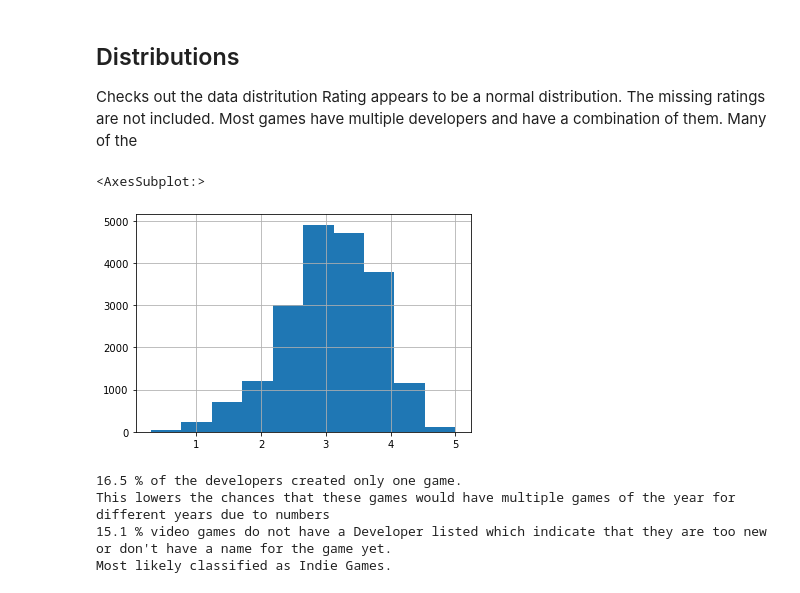
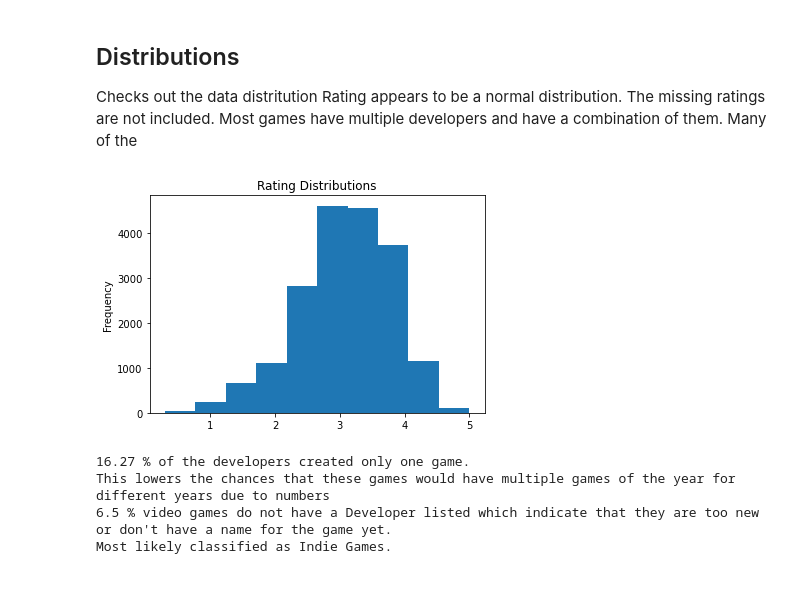
Before and after one commit to Tommyphung1/Predicting-Video-Games-Profit-with-Genres, a Jupyter notebook: Data_Explorations.ipynb, the cells around one changed output. Drawn from its saved outputs; the diff is of its cells as text; code cells hidden in the pictures.

```diff
--- a/Data_Explorations.ipynb
+++ b/Data_Explorations.ipynb
@@ -1,7 +1,8 @@
 # %%
 import pandas as pd
 import matplotlib.pyplot as plt
-df = pd.read_csv('backloggd_games.csv', index_col= 0)
+import numpy as np
+df = pd.read_csv('datasets/backloggd_games.csv', index_col= 0)
 # %% [markdown]
 ### Remove unecessary columns and rows for this analysis
 Data corresponding with users willingness to play or will play is not used for this project. Finite information such as number of users played and ratings are used instead. <br>
@@ -13,6 +14,12 @@ df.columns
 df.drop(['Wishlist', 'Backlogs','Playing', 'Lists', 'Summary'], axis = 1, inplace= True)
 ### Solution: Drop all the release date categories as TBD
 df.drop(df[df['Release_Date'] == 'TBD'].index, inplace= True)
+
+df.Release_Date = df.Release_Date.apply(lambda x: int(x[-4:]))
+
+df.drop(df[df.Release_Date > 2023].index, inplace= True)
+df.drop(df[df.Release_Date < 1990].index, inplace= True)
+df.drop(df[df.Rating.isna()].index, inplace= True)
 # %% [markdown]
 ### Looking for dups based off different cases.
 1. Actual Dups
@@ -91,10 +98,9 @@ Rating appears to be a normal distribution. The missing ratings are not included
 Many of the
 # %%
 ### Rating Distrbution
-df[df.Rating >= 0].Rating.hist()
+df[df.Rating >= 0].Rating.plot(kind = 'hist', title = 'Rating Distributions', xlabel = 'Rating', sharex = False);
 # %% [output]
-<AxesSubplot:>
-[figure, old version]
+[figure, new version]
 # %%
 all_developers = df.Developers.values
 split_devs = {}
@@ -117,11 +125,11 @@ for key in sort_dict:
 print('''{} % of the developers created only one game.
 This lowers the chances that these games would have multiple games of the year for different years due to numbers'''.format(round(counter/sum(sort_dict.values())*100,2)))
 print('''{} % video games do not have a Developer listed which indicate that they are too new or don't have a name for the game yet.
-Most likely classified as Indie Games. '''.format(round(sort_dict['']/sum(sort_dict.values())*100,2)))
+Most likely classified as Indie Games. '''.format(round(sort_dict['NG']/sum(sort_dict.values())*100,2)))
 # %% [output]
-16.5 % of the developers created only one game.
+16.27 % of the developers created only one game.
 This lowers the chances that these games would have multiple games of the year for different years due to numbers
-15.1 % video games do not have a Developer listed which indicate that they are too new or don't have a name for the game yet.
+6.5 % video games do not have a Developer listed which indicate that they are too new or don't have a name for the game yet.
 Most likely classified as Indie Games.
 # %%
 all_genres = df.Genres.values
```
Also changed, not shown: parts of 10 cells of this notebook, 2 other files.
